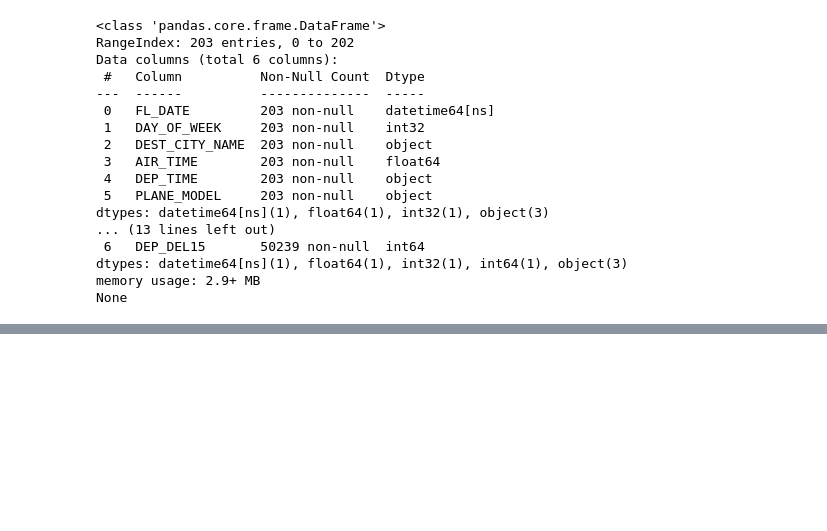
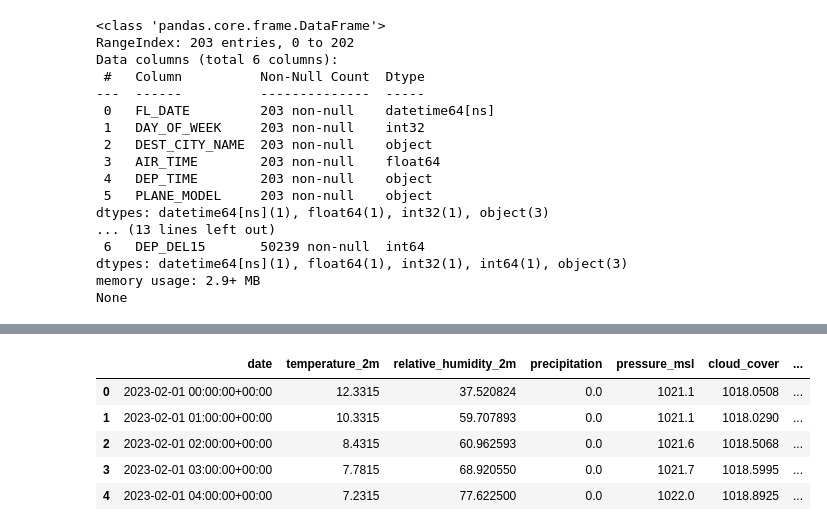
Before and after one commit to jr16MAI/PredictiveAnalytics, a Jupyter notebook: Model/delay_predictor.ipynb, the cells around one changed output, grey strips where cells are left out. Saved outputs shown, nothing was run; the diff lists cells and outputs as text; code cells hidden in the pictures; blank space fills up the shorter version.

```diff
--- a/Model/delay_predictor.ipynb
+++ b/Model/delay_predictor.ipynb
@@ -267,0 +313,9 @@ None
+# %%
+df_weather.head()
+# %% [output]
+|  | date | temperature_2m | relative_humidity_2m | precipitation | pressure_msl | cloud_cover | ... |
+| 0 | 2023-02-01 00:00:00+00:00 | 12.3315 | 37.520824 | 0.0 | 1021.1 | 1018.0508 | ... |
+| 1 | 2023-02-01 01:00:00+00:00 | 10.3315 | 59.707893 | 0.0 | 1021.1 | 1018.0290 | ... |
+| 2 | 2023-02-01 02:00:00+00:00 | 8.4315 | 60.962593 | 0.0 | 1021.6 | 1018.5068 | ... |
+| 3 | 2023-02-01 03:00:00+00:00 | 7.7815 | 68.920550 | 0.0 | 1021.7 | 1018.5995 | ... |
+| 4 | 2023-02-01 04:00:00+00:00 | 7.2315 | 77.622500 | 0.0 | 1022.0 | 1018.8925 | ... |
```
Also changed, not shown: parts of 17 cells of this notebook, 2 other files.
